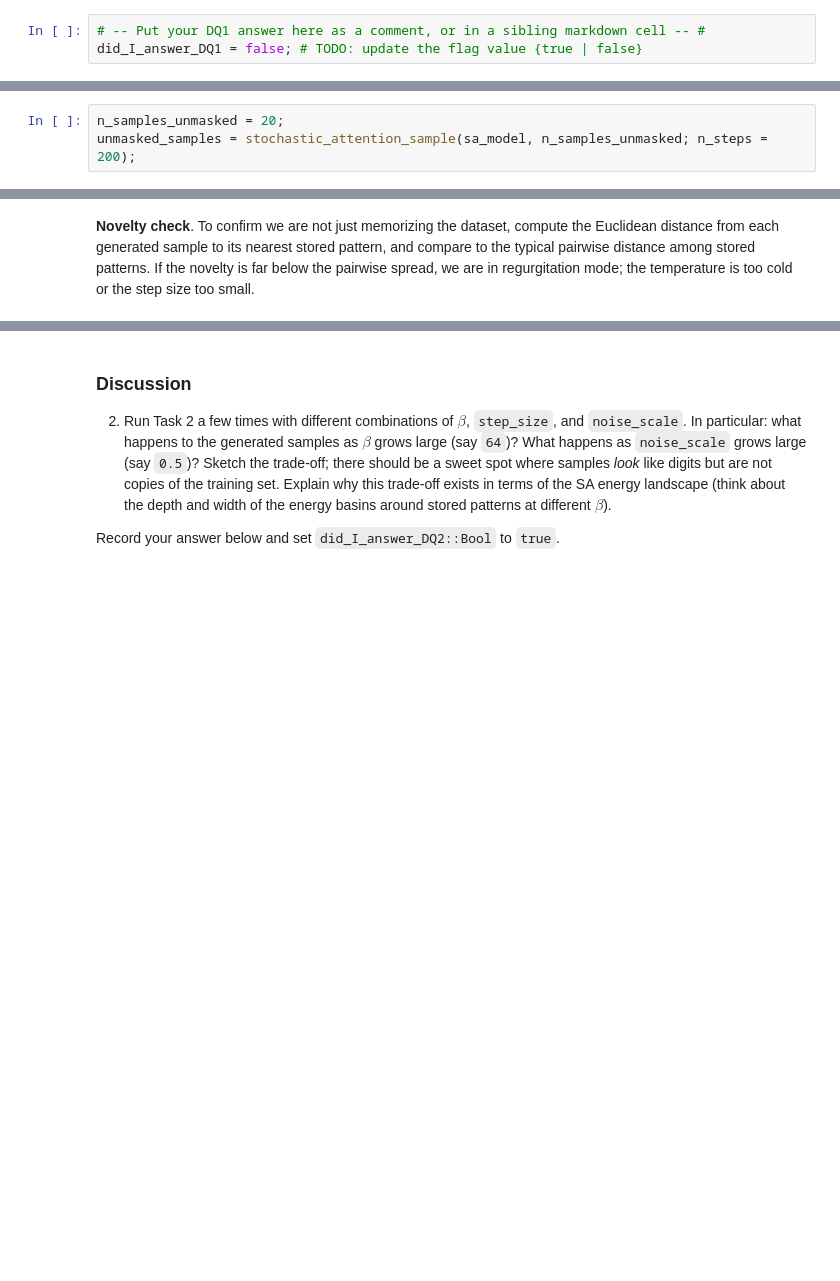
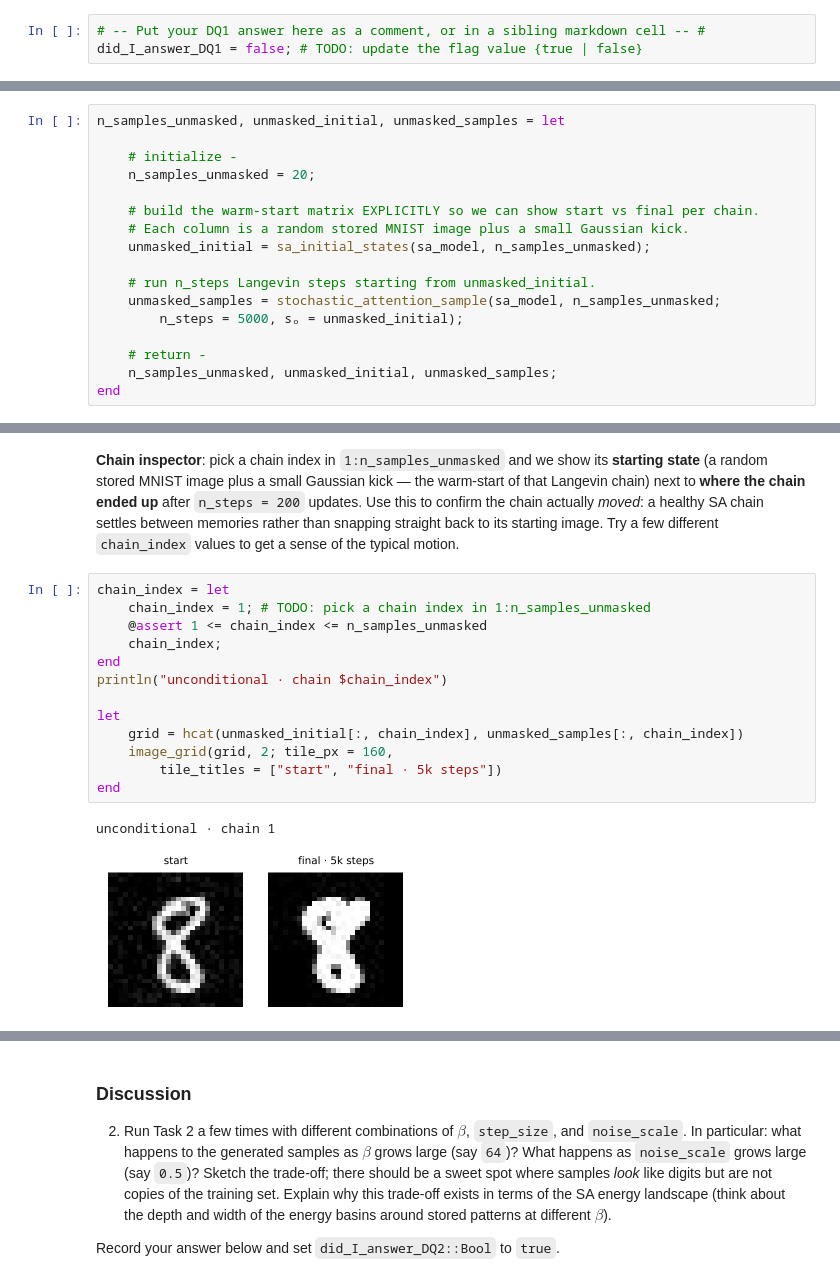
Before and after one commit to varnerlab/Practicum-5820-S2026, a Jupyter notebook: CHEME-5820-Practicum-S2026.ipynb, the cells around one changed output, grey strips where cells are left out. Saved outputs shown, nothing was run; the diff lists cells and outputs as text; blank space fills up the shorter version.

```diff
--- a/CHEME-5820-Practicum-S2026.ipynb
+++ b/CHEME-5820-Practicum-S2026.ipynb
@@ -192,3 +321,0 @@ The code below stores the sample count in `n_samples_unmasked::Int` and the gene
-# %%
-n_samples_unmasked = 20;
-unmasked_samples = stochastic_attention_sample(sa_model, n_samples_unmasked; n_steps = 200);
@@ -194,0 +349,17 @@ unmasked_samples = stochastic_attention_sample(sa_model, n_samples_unmasked; n_s
+# %%
+n_samples_unmasked, unmasked_initial, unmasked_samples = let
+
+    # initialize -
+    n_samples_unmasked = 20;
+
+    # build the warm-start matrix EXPLICITLY so we can show start vs final per chain.
+    # Each column is a random stored MNIST image plus a small Gaussian kick.
+    unmasked_initial = sa_initial_states(sa_model, n_samples_unmasked);
+
+    # run n_steps Langevin steps starting from unmasked_initial.
+    unmasked_samples = stochastic_attention_sample(sa_model, n_samples_unmasked;
+        n_steps = 5000, sₒ = unmasked_initial);
+
+    # return -
+    n_samples_unmasked, unmasked_initial, unmasked_samples;
+end
@@ -197,2 +372,18 @@ image_grid(unmasked_samples, 10; title = "$(n_samples_unmasked) SA samples (unco
-# %% [markdown]
-__Novelty check__. To confirm we are not just memorizing the dataset, compute the Euclidean distance from each generated sample to its nearest stored pattern, and compare to the typical pairwise distance among stored patterns. If the novelty is far below the pairwise spread, we are in regurgitation mode; the temperature is too cold or the step size too small.
+# %% [markdown]
+__Chain inspector__: pick a chain index in `1:n_samples_unmasked` and we show its **starting state** (a random stored MNIST image plus a small Gaussian kick — the warm-start of that Langevin chain) next to **where the chain ended up** after `n_steps = 200` updates. Use this to confirm the chain actually *moved*: a healthy SA chain settles between memories rather than snapping straight back to its starting image. Try a few different `chain_index` values to get a sense of the typical motion.
+# %%
+chain_index = let
+    chain_index = 1; # TODO: pick a chain index in 1:n_samples_unmasked
+    @assert 1 <= chain_index <= n_samples_unmasked
+    chain_index;
+end
+println("unconditional · chain $chain_index")
+
+let
+    grid = hcat(unmasked_initial[:, chain_index], unmasked_samples[:, chain_index])
+    image_grid(grid, 2; tile_px = 160,
+        tile_titles = ["start", "final · 5k steps"])
+end
+# %% [output]
+unconditional · chain 1
+[figure, added]
```
Also changed, not shown: parts of 57 cells of this notebook, 2 other files.
